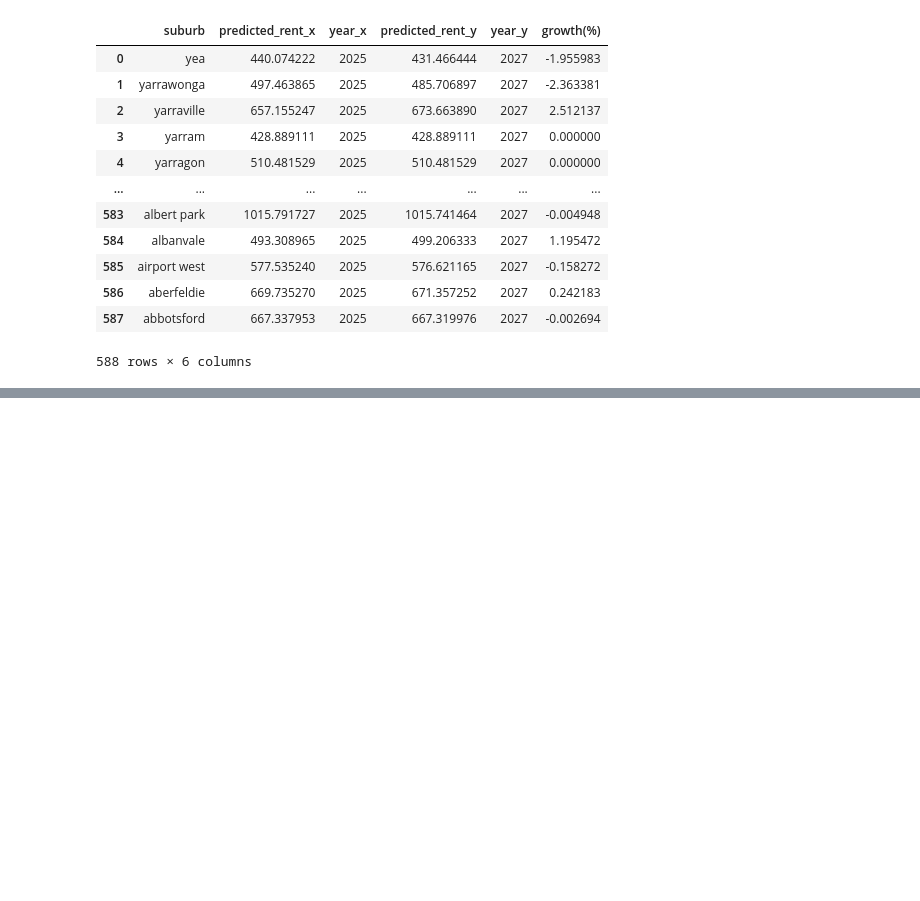
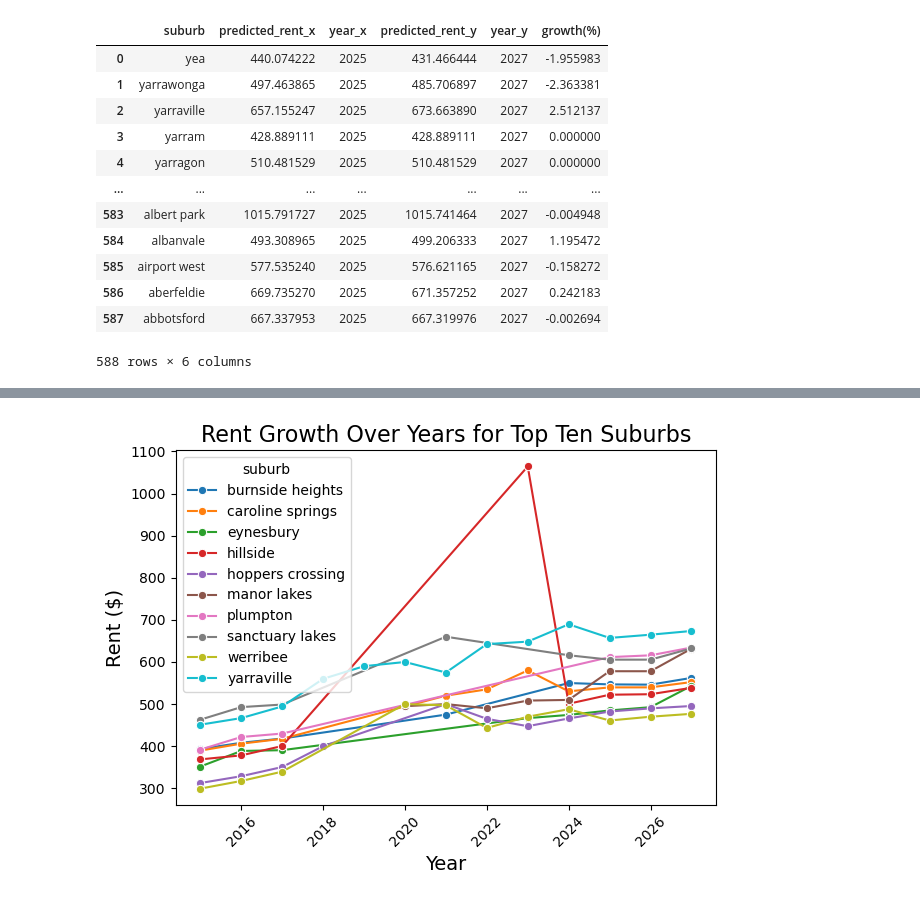
Before and after one commit to MAST30034-AppliedDataScience/project-2-group-real-estate-industry-project-32, a Jupyter notebook: notebooks/forcastReal.ipynb, the cells around one changed output, grey strips where cells are left out. Cells and saved outputs as stored; diff of their text form; code cells hidden in the pictures; blank space fills up the shorter version.

```diff
--- a/notebooks/forcastReal.ipynb
+++ b/notebooks/forcastReal.ipynb
@@ -745,0 +749,10 @@ ranking[0:10]
+# %%
+df_sub_timeline  = pd.concat([aggregated_2025, aggregated_2026, aggregated_2027], axis=0)
+
+df_sub_timeline = df_sub_timeline[df_sub_timeline['suburb'].isin(top_ten_sub)]
+
+df_past_timeline = df[df['suburb'].isin(top_ten_sub)]
+
+df_past_timeline = df_past_timeline[['suburb','year','rent']].groupby(['suburb','year']).mean()
+# %%
+df_past_timeline = df_past_timeline.reset_index()
@@ -745,0 +775,6 @@ ranking[0:10]
+# %%
+df_sub_timeline
+df_sub_timeline.rename(columns={'predicted_rent':'rent'}, inplace=True)
+# %%
+df_join_top_ten = pd.concat([df_past_timeline, df_sub_timeline], axis=0)
+df_join_top_ten
@@ -745,0 +807,17 @@ ranking[0:10]
+# %%
+# plot the top ten suburbs and there rent growth over the years, fill in the missing values with the average of the previous and next year
+
+
+sns.lineplot(data=df_join_top_ten, x='year', y='rent', hue='suburb', marker='o')
+
+# Set the title and labels
+plt.title('Rent Growth Over Years for Top Ten Suburbs', fontsize=16)
+plt.xlabel('Year', fontsize=14)
+plt.ylabel('Rent ($)', fontsize=14)
+
+# Show the plot
+plt.xticks(rotation=45)  # Rotate x-axis labels for better readability
+plt.tight_layout()  # Adjust layout to fit everything neatly
+plt.show()
+# %% [output]
+[figure, added]
```
Also changed, not shown: parts of 11 cells of this notebook.
